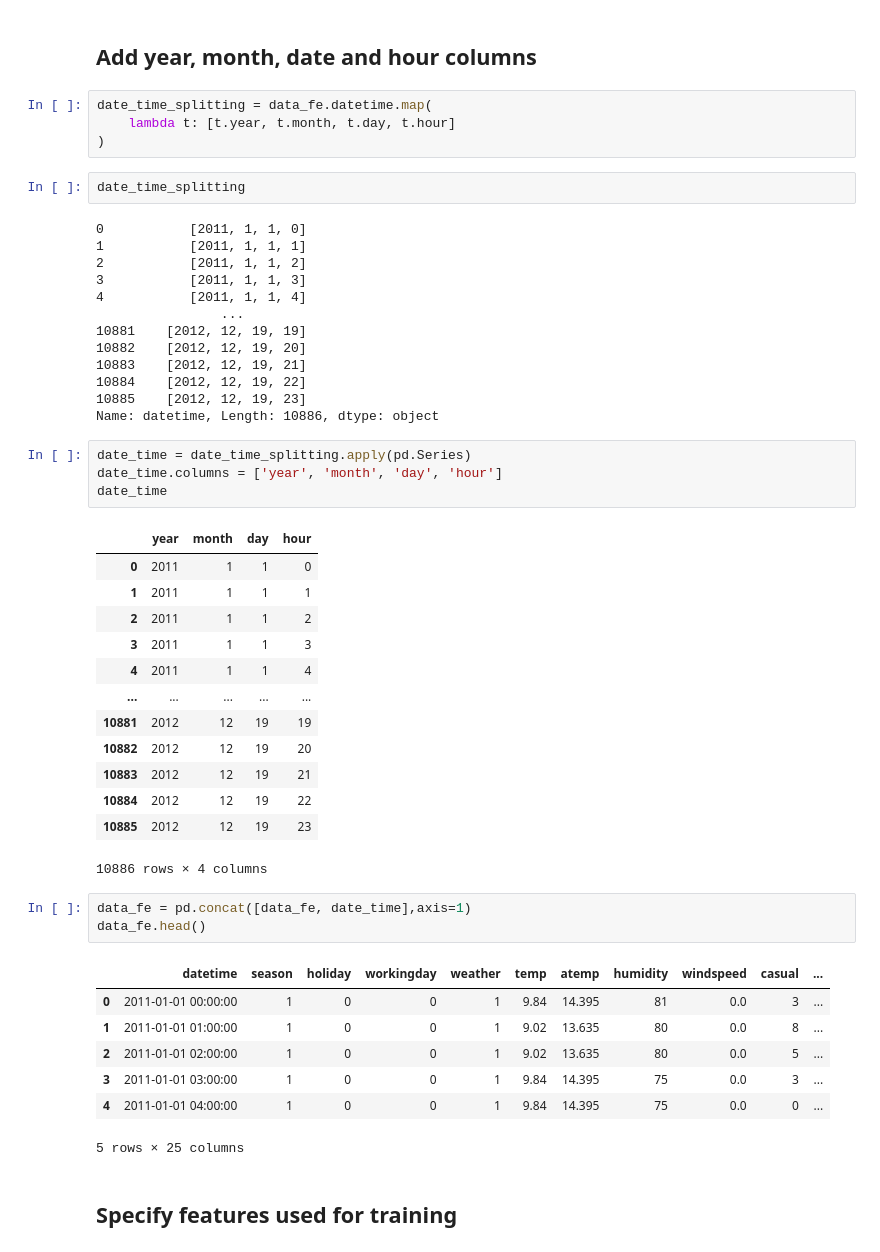
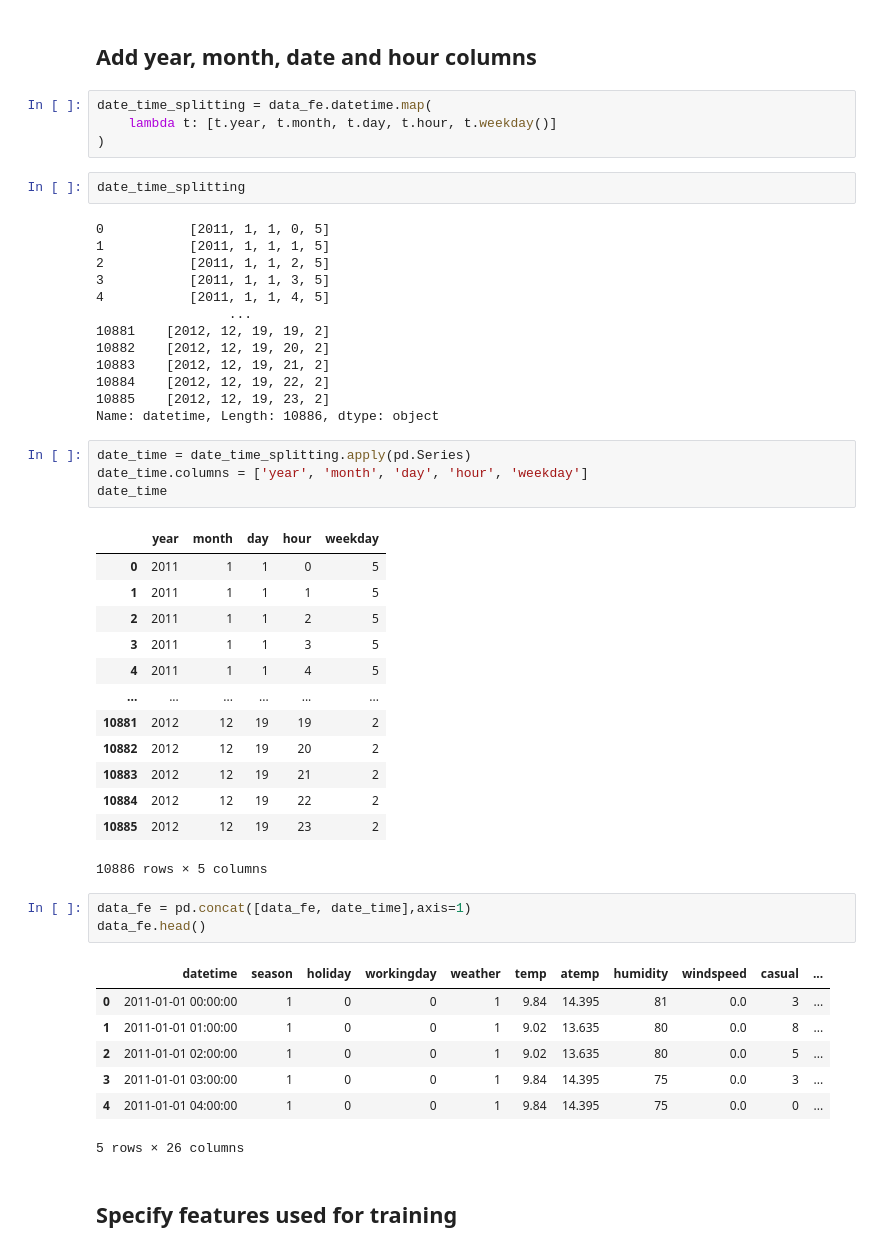
Before and after one commit to genzj/kaggle-bike-sharing-demand-course, a Jupyter notebook: 03-feature-engineering/dummies and date.ipynb, the cells around one changed output. Cells and saved outputs as stored; diff of their text form.

```diff
--- a/03-feature-engineering/dummies and date.ipynb
+++ b/03-feature-engineering/dummies and date.ipynb
@@ -42,41 +42,41 @@ data_fe.head()
 ## Add year, month, date and hour columns
 # %%
 date_time_splitting = data_fe.datetime.map(
-    lambda t: [t.year, t.month, t.day, t.hour]
+    lambda t: [t.year, t.month, t.day, t.hour, t.weekday()]
 )
 # %%
 date_time_splitting
 # %% [output]
-0           [2011, 1, 1, 0]
-1           [2011, 1, 1, 1]
-2           [2011, 1, 1, 2]
-3           [2011, 1, 1, 3]
-4           [2011, 1, 1, 4]
-                ...
-10881    [2012, 12, 19, 19]
-10882    [2012, 12, 19, 20]
-10883    [2012, 12, 19, 21]
-10884    [2012, 12, 19, 22]
-10885    [2012, 12, 19, 23]
+0           [2011, 1, 1, 0, 5]
+1           [2011, 1, 1, 1, 5]
+2           [2011, 1, 1, 2, 5]
+3           [2011, 1, 1, 3, 5]
+4           [2011, 1, 1, 4, 5]
+                 ...
+10881    [2012, 12, 19, 19, 2]
+10882    [2012, 12, 19, 20, 2]
+10883    [2012, 12, 19, 21, 2]
+10884    [2012, 12, 19, 22, 2]
+10885    [2012, 12, 19, 23, 2]
 Name: datetime, Length: 10886, dtype: object
 # %%
 date_time = date_time_splitting.apply(pd.Series)
-date_time.columns = ['year', 'month', 'day', 'hour']
+date_time.columns = ['year', 'month', 'day', 'hour', 'weekday']
 date_time
 # %% [output]
-|  | year | month | day | hour |
-| 0 | 2011 | 1 | 1 | 0 |
-| 1 | 2011 | 1 | 1 | 1 |
-| 2 | 2011 | 1 | 1 | 2 |
-| 3 | 2011 | 1 | 1 | 3 |
-| 4 | 2011 | 1 | 1 | 4 |
-| ... | ... | ... | ... | ... |
-| 10881 | 2012 | 12 | 19 | 19 |
-| 10882 | 2012 | 12 | 19 | 20 |
-| 10883 | 2012 | 12 | 19 | 21 |
-| 10884 | 2012 | 12 | 19 | 22 |
-| 10885 | 2012 | 12 | 19 | 23 |
+|  | year | month | day | hour | weekday |
+| 0 | 2011 | 1 | 1 | 0 | 5 |
+| 1 | 2011 | 1 | 1 | 1 | 5 |
+| 2 | 2011 | 1 | 1 | 2 | 5 |
+| 3 | 2011 | 1 | 1 | 3 | 5 |
+| 4 | 2011 | 1 | 1 | 4 | 5 |
+| ... | ... | ... | ... | ... | ... |
+| 10881 | 2012 | 12 | 19 | 19 | 2 |
+| 10882 | 2012 | 12 | 19 | 20 | 2 |
+| 10883 | 2012 | 12 | 19 | 21 | 2 |
+| 10884 | 2012 | 12 | 19 | 22 | 2 |
+| 10885 | 2012 | 12 | 19 | 23 | 2 |
-10886 rows × 4 columns
+10886 rows × 5 columns
 # %%
 data_fe = pd.concat([data_fe, date_time],axis=1)
 data_fe.head()
@@ -87,7 +87,7 @@ data_fe.head()
 | 2 | 2011-01-01 02:00:00 | 1 | 0 | 0 | 1 | 9.02 | 13.635 | 80 | 0.0 | 5 | ... |
 | 3 | 2011-01-01 03:00:00 | 1 | 0 | 0 | 1 | 9.84 | 14.395 | 75 | 0.0 | 3 | ... |
 | 4 | 2011-01-01 04:00:00 | 1 | 0 | 0 | 1 | 9.84 | 14.395 | 75 | 0.0 | 0 | ... |
-5 rows × 25 columns
+5 rows × 26 columns
 # %% [markdown]
 ## Specify features used for training
 # %%
```
Also changed, not shown: parts of 3 cells of this notebook, 2 other files.
